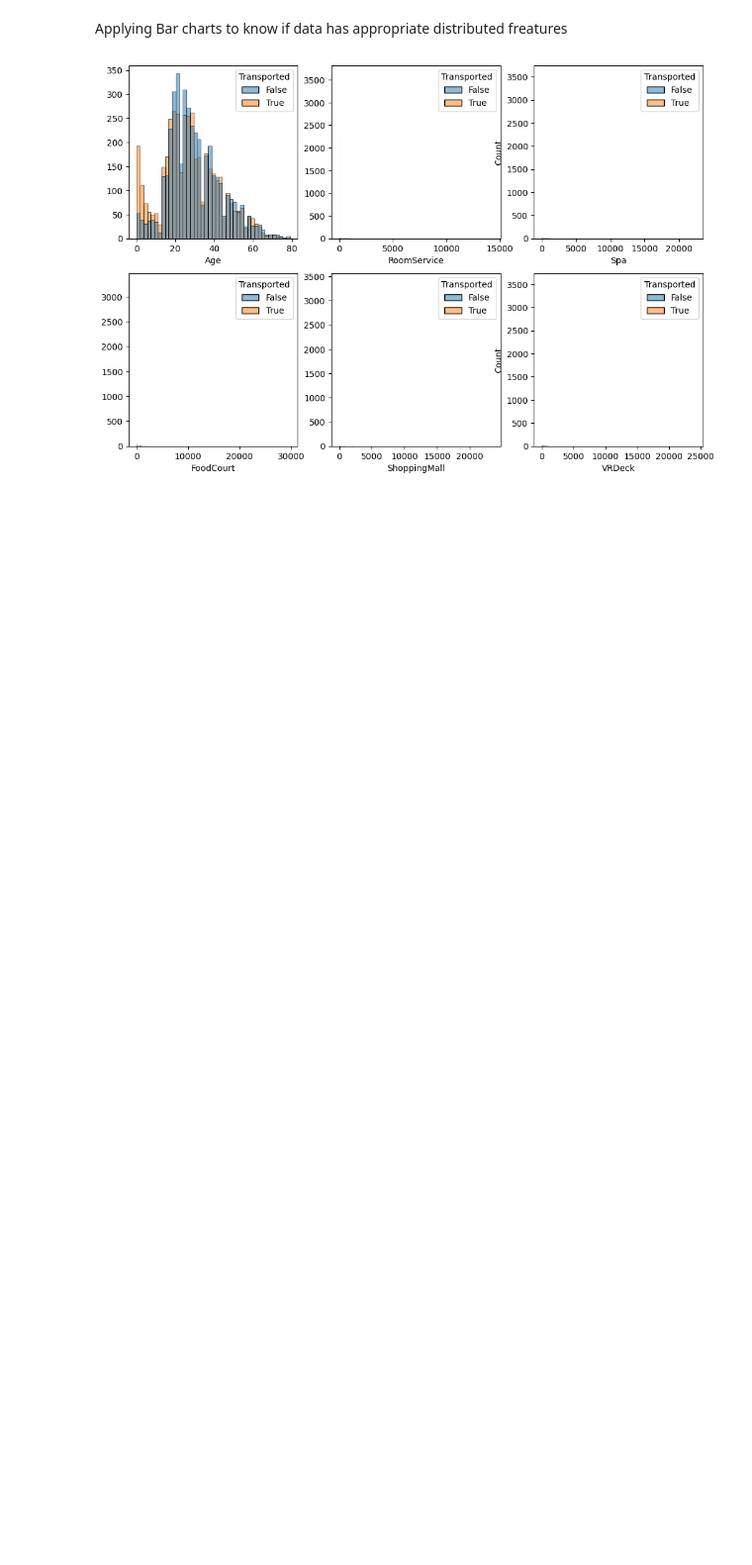
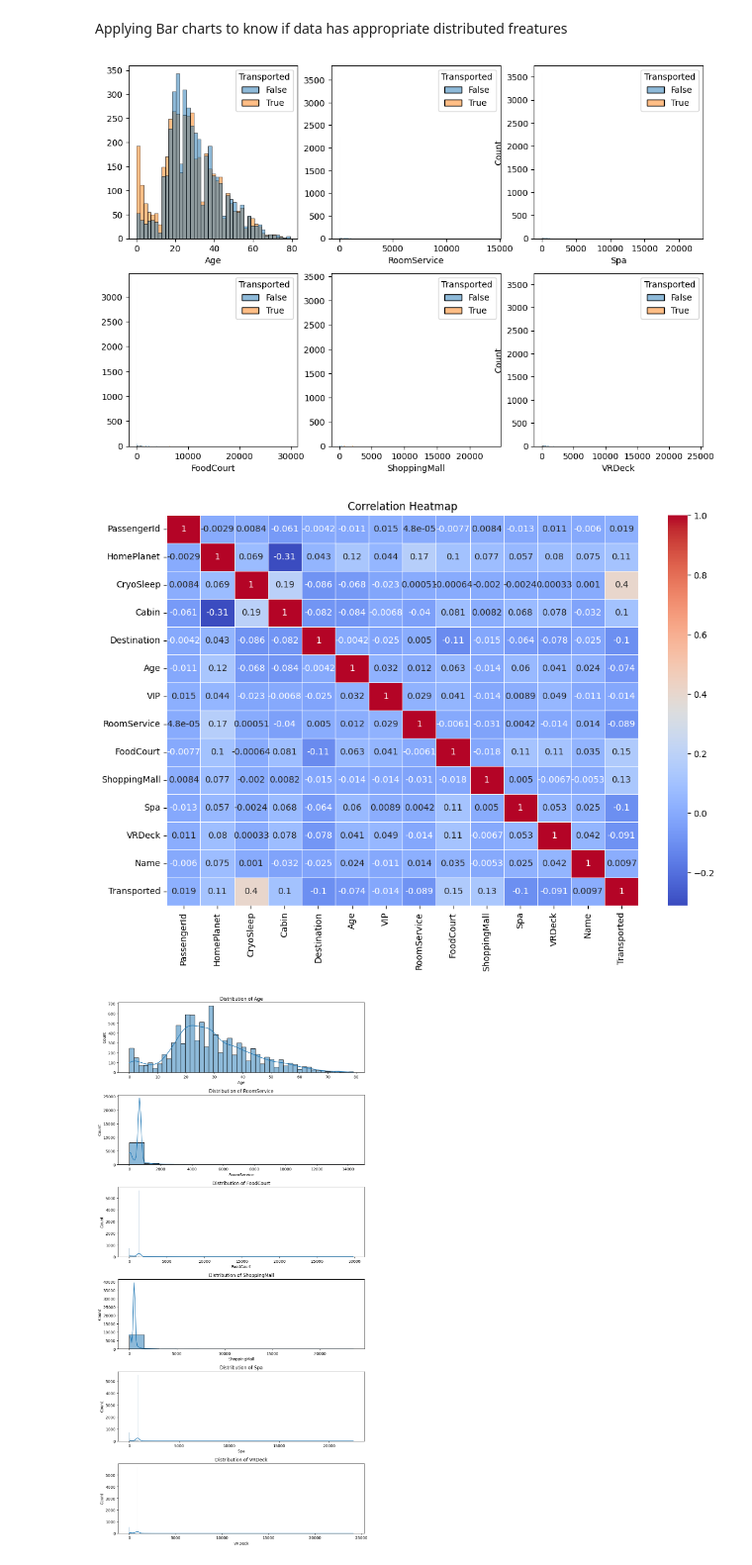
Before and after one commit to 7PAM2015-0509-23-Group7/Kaggle-Challenge, a Jupyter notebook: Kaggle_Challenge_notebook.ipynb, the cells around one changed output. Shown at 99% size. Saved outputs shown, nothing was run; the diff lists cells and outputs as text; code cells hidden in the pictures; blank space fills up the shorter version.

```diff
--- a/Kaggle_Challenge_notebook.ipynb
+++ b/Kaggle_Challenge_notebook.ipynb
@@ -250,3 +244,63 @@ sns.histplot(x='VRDeck', data=train, hue='Transported', ax=axs[1, 2])
 plt.show()
 # %% [output]
 [figure]
+# %%
+# Data cleaning and imputation:
+
+# Set 0s to NaNs in 'RoomService', 'FoodCourt', 'ShoppingMall', 'Spa', 'VRDeck' columns
+columns_to_replace = ['RoomService', 'FoodCourt', 'ShoppingMall', 'Spa', 'VRDeck']
+for column in columns_to_replace:
+    train[column].replace(0, np.nan, inplace=True)
+
+# Replace NaNs with mean value
+train.fillna(train.mean(skipna=True, numeric_only=True), inplace=True)
+
+
+
+# Encode categorical features using Label Encoding
+label_encoders = {}
+categorical_features = ['HomePlanet', 'CryoSleep', 'Cabin', 'Destination', 'VIP', 'Name', 'PassengerId']
+for column in categorical_features:
+    le = LabelEncoder()
+    train[column] = le.fit_transform(train[column].astype(str))
+    label_encoders[column] = le
+
+# Correlation heatmap
+plt.figure(figsize=(12, 8))
+correlation_matrix = train.corr()
+sns.heatmap(correlation_matrix, annot=True, cmap='coolwarm', linewidths=0.5)
+plt.title('Correlation Heatmap')
+plt.show()
+
+
+# Distribution plots for numerical features
+numerical_features = ['Age', 'RoomService', 'FoodCourt', 'ShoppingMall', 'Spa', 'VRDeck']
+fig, axs = plt.subplots(len(numerical_features), 1, figsize=(10, 20))
+
+for i, feature in enumerate(numerical_features):
+    sns.histplot(train[feature], kde=True, ax=axs[i])
+    axs[i].set_title(f'Distribution of {feature}')
+
+plt.tight_layout()
+plt.show()
+
+# Box plots to check for outliers
+fig, axs = plt.subplots(1, len(numerical_features), figsize=(20, 5))
+
+for i, feature in enumerate(numerical_features):
+    sns.boxplot(y=train[feature], ax=axs[i])
+    axs[i].set_title(f'Box Plot of {feature}')
+
+plt.tight_layout()
+plt.show()
+
+# Count plots for categorical features
+categorical_features = ['HomePlanet', 'CryoSleep', 'Destination', 'VIP']
+fig, axs = plt.subplots(1, len(categorical_features), figsize=(20, 5))
+
+for i, feature in enumerate(categorical_features):
+    sns.countplot(x=train[feature], ax=axs[i])
+    axs[i].set_title(f'Count Plot of {feature}')
+# %% [output]
+[figure, added]
+[figure, added]
```
Also changed, not shown: parts of 1 cell of this notebook.
